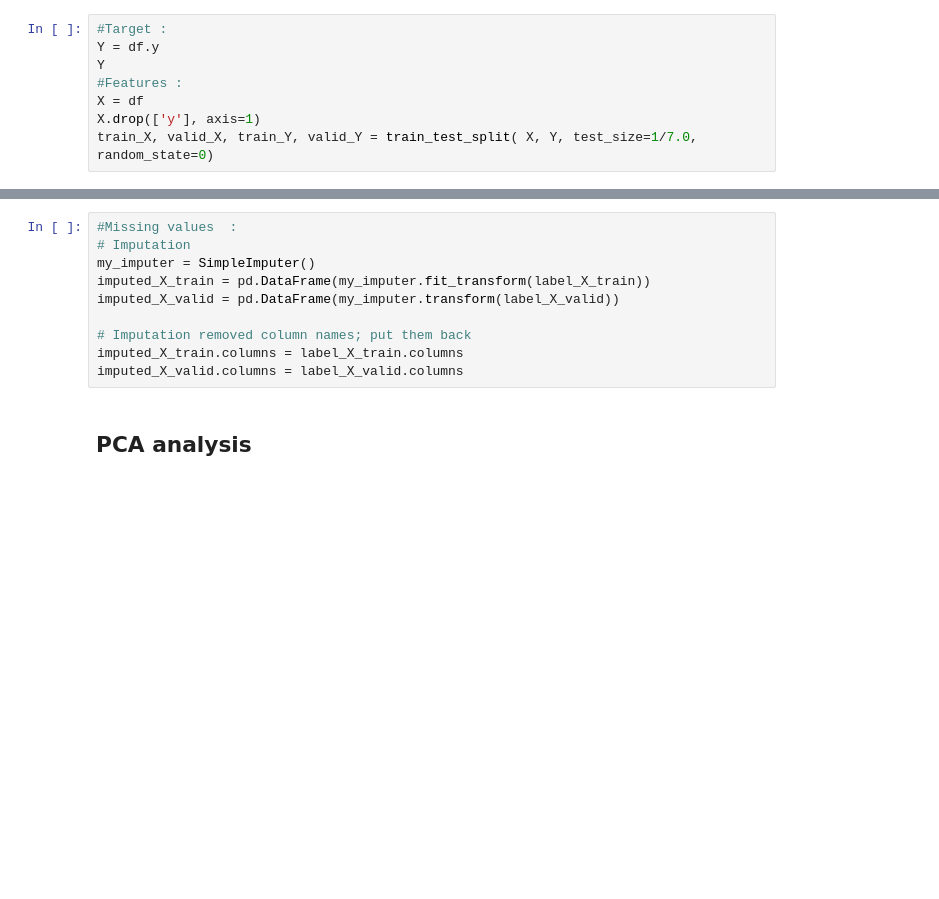
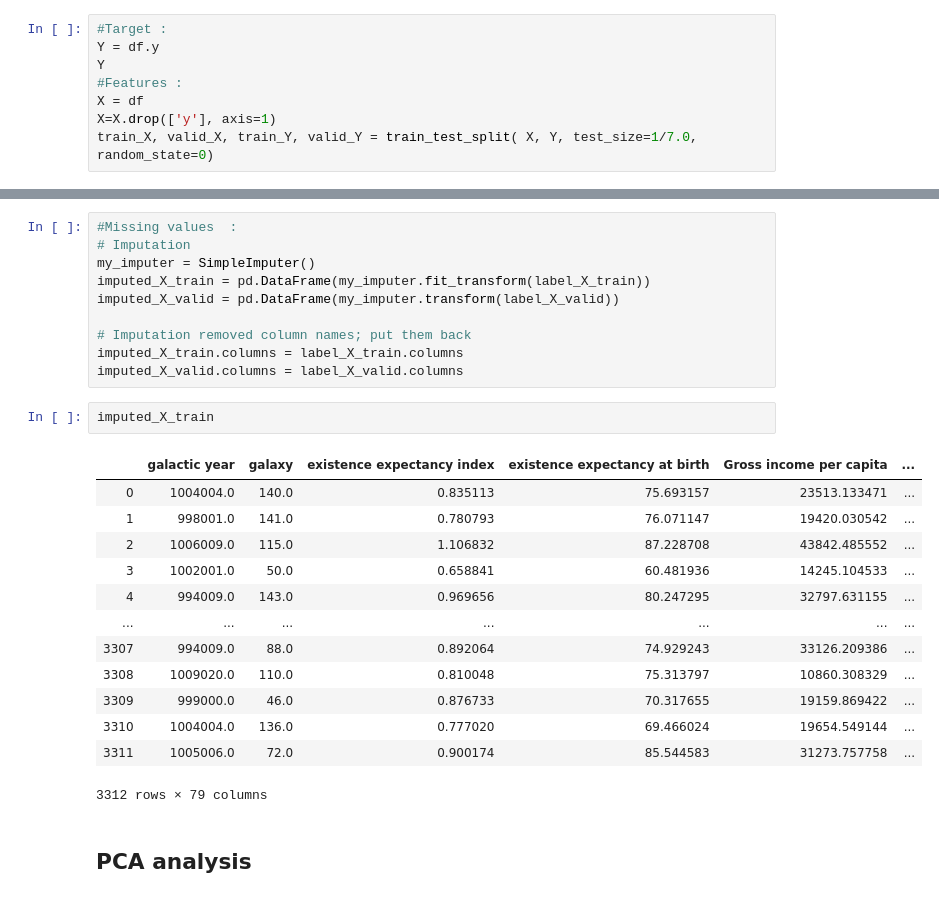
Before and after one commit to MillissaESi/LoveDataProject, a Jupyter notebook: prohack.ipynb, the cells around one changed output, grey strips where cells are left out. Saved outputs shown, nothing was run; the diff lists cells and outputs as text; blank space fills up the shorter version.

```diff
--- a/prohack.ipynb
+++ b/prohack.ipynb
@@ -33,7 +33,7 @@ Y = df.y
 Y
 #Features :
 X = df
-X.drop(['y'], axis=1)
+X=X.drop(['y'], axis=1)
 train_X, valid_X, train_Y, valid_Y = train_test_split( X, Y, test_size=1/7.0, random_state=0)
 # %%
 # Get list of categorical variables
@@ -62,6 +62,22 @@ imputed_X_valid = pd.DataFrame(my_imputer.transform(label_X_valid))
 # Imputation removed column names; put them back
 imputed_X_train.columns = label_X_train.columns
 imputed_X_valid.columns = label_X_valid.columns
+# %%
+imputed_X_train
+# %% [output]
+|  | galactic year | galaxy | existence expectancy index | existence expectancy at birth | Gross income per capita | ... |
+| 0 | 1004004.0 | 140.0 | 0.835113 | 75.693157 | 23513.133471 | ... |
+| 1 | 998001.0 | 141.0 | 0.780793 | 76.071147 | 19420.030542 | ... |
+| 2 | 1006009.0 | 115.0 | 1.106832 | 87.228708 | 43842.485552 | ... |
+| 3 | 1002001.0 | 50.0 | 0.658841 | 60.481936 | 14245.104533 | ... |
+| 4 | 994009.0 | 143.0 | 0.969656 | 80.247295 | 32797.631155 | ... |
+| ... | ... | ... | ... | ... | ... | ... |
+| 3307 | 994009.0 | 88.0 | 0.892064 | 74.929243 | 33126.209386 | ... |
+| 3308 | 1009020.0 | 110.0 | 0.810048 | 75.313797 | 10860.308329 | ... |
+| 3309 | 999000.0 | 46.0 | 0.876733 | 70.317655 | 19159.869422 | ... |
+| 3310 | 1004004.0 | 136.0 | 0.777020 | 69.466024 | 19654.549144 | ... |
+| 3311 | 1005006.0 | 72.0 | 0.900174 | 85.544583 | 31273.757758 | ... |
+3312 rows × 79 columns
 # %% [markdown]
 ## PCA analysis
 # %%
```
Also changed, not shown: parts of 4 cells of this notebook.
